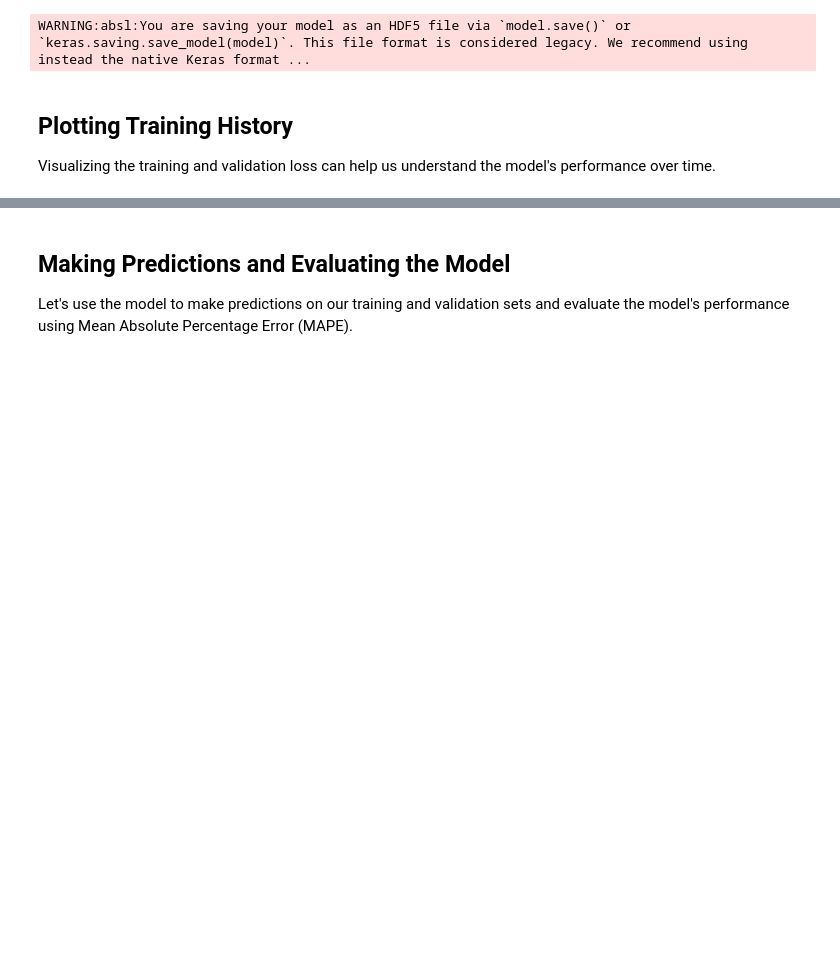
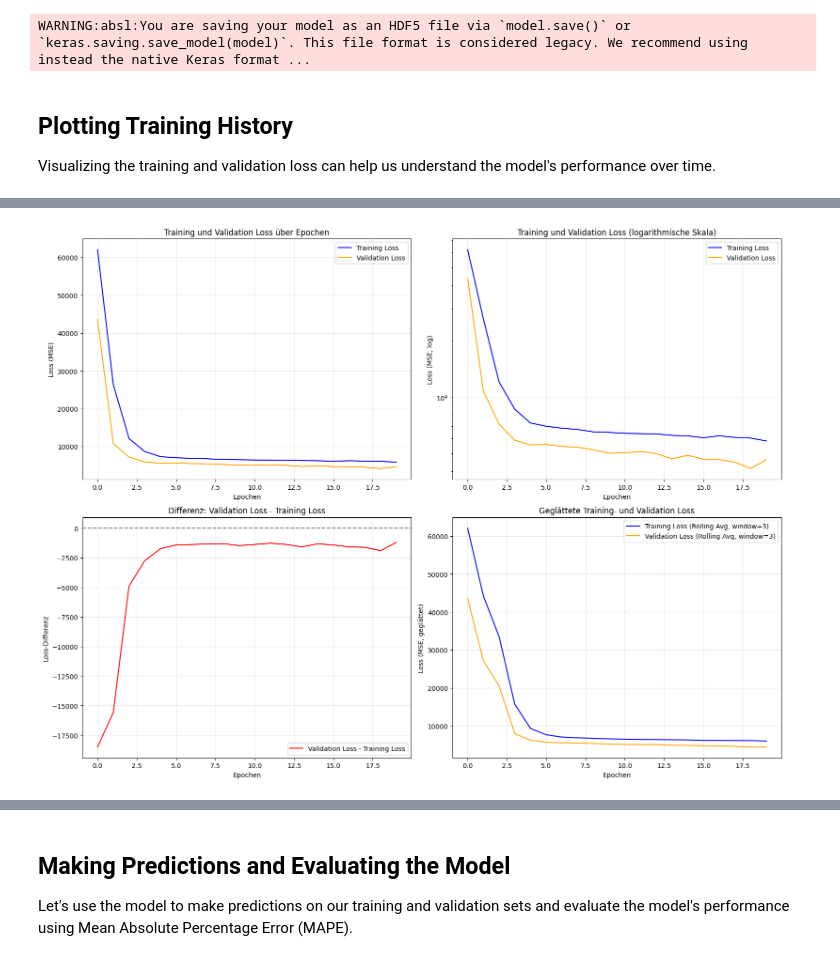
Before and after one commit to DavidStrif/team3_goodweather, a Jupyter notebook: 5_NeuralNet/neural_net_estimation_adrian.ipynb, the cells around one changed output, grey strips where cells are left out. Cells and saved outputs as stored; diff of their text form; code cells hidden in the pictures; blank space fills up the shorter version.

Commit message:
loss function graphs

```diff
--- a/5_NeuralNet/neural_net_estimation_adrian.ipynb
+++ b/5_NeuralNet/neural_net_estimation_adrian.ipynb
@@ -156,0 +177,58 @@ plt.show()
+# %%
+
+
+# Erstelle eine Figur mit mehreren Subplots für detaillierte Loss-Analyse
+fig, axes = plt.subplots(2, 2, figsize=(16, 12))
+
+# 1. Standard-Plot: Training- und Validierungsverlust über Epochen
+axes[0, 0].plot(history.history['loss'], label='Training Loss', color='blue')
+axes[0, 0].plot(history.history['val_loss'], label='Validation Loss', color='orange')
+axes[0, 0].set_title('Training und Validation Loss über Epochen')
+axes[0, 0].set_xlabel('Epochen')
+axes[0, 0].set_ylabel('Loss (MSE)')
+axes[0, 0].legend()
+axes[0, 0].grid(True, alpha=0.3)
+
+# 2. Logarithmische Skala für bessere Sichtbarkeit kleiner Werte
+axes[0, 1].plot(history.history['loss'], label='Training Loss', color='blue')
+axes[0, 1].plot(history.history['val_loss'], label='Validation Loss', color='orange')
+axes[0, 1].set_yscale('log')
+axes[0, 1].set_title('Training und Validation Loss (logarithmische Skala)')
+axes[0, 1].set_xlabel('Epochen')
+axes[0, 1].set_ylabel('Loss (MSE, log)')
+axes[0, 1].legend()
+axes[0, 1].grid(True, alpha=0.3)
+
+# 3. Differenz zwischen Training- und Validierungsverlust (Overfitting-Indikator)
+loss_diff = [val - train for train, val in zip(history.history['loss'], history.history['val_loss'])]
+axes[1, 0].plot(loss_diff, label='Validation Loss - Training Loss', color='red')
+axes[1, 0].axhline(y=0, color='black', linestyle='--', alpha=0.5)
+axes[1, 0].set_title('Differenz: Validation Loss - Training Loss')
+axes[1, 0].set_xlabel('Epochen')
+axes[1, 0].set_ylabel('Loss-Differenz')
+axes[1, 0].legend()
+axes[1, 0].grid(True, alpha=0.3)
+
+# 4. Rolling Average der Verluste (glättet Rauschen)
+window = 3  # Fenstergröße für gleitenden Durchschnitt
+train_loss_smooth = pd.Series(history.history['loss']).rolling(window=window, min_periods=1).mean()
+val_loss_smooth = pd.Series(history.history['val_loss']).rolling(window=window, min_periods=1).mean()
+axes[1, 1].plot(train_loss_smooth, label=f'Training Loss (Rolling Avg, window={window})', color='blue')
+axes[1, 1].plot(val_loss_smooth, label=f'Validation Loss (Rolling Avg, window={window})', color='orange')
+axes[1, 1].set_title('Geglättete Training- und Validation Loss')
+axes[1, 1].set_xlabel('Epochen')
+axes[1, 1].set_ylabel('Loss (MSE, geglättet)')
+axes[1, 1].legend()
+axes[1, 1].grid(True, alpha=0.3)
+
+plt.tight_layout()
+plt.show()
+
+# Zusätzliche Statistiken ausgeben
+print("Loss-Statistiken:")
+print(f"Final Training Loss: {history.history['loss'][-1]:.4f}")
+print(f"Final Validation Loss: {history.history['val_loss'][-1]:.4f}")
+print(f"Min Training Loss: {min(history.history['loss']):.4f} (Epoch {history.history['loss'].index(min(history.history['loss'])) + 1})")
+print(f"Min Validation Loss: {min(history.history['val_loss']):.4f} (Epoch {history.history['val_loss'].index(min(history.history['val_loss'])) + 1})")
+# %% [output]
+[figure, added]
```
Also changed, not shown: parts of 5 cells of this notebook.
